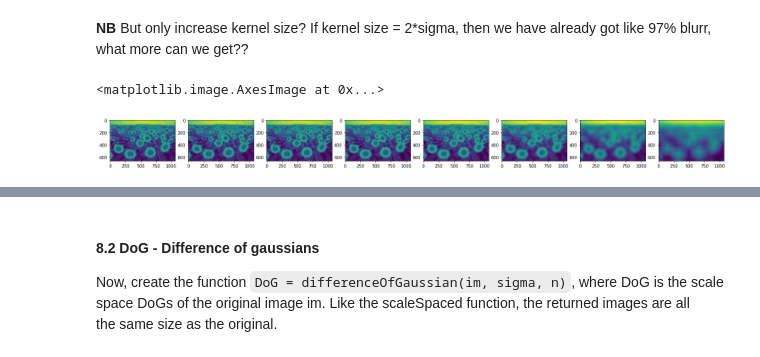
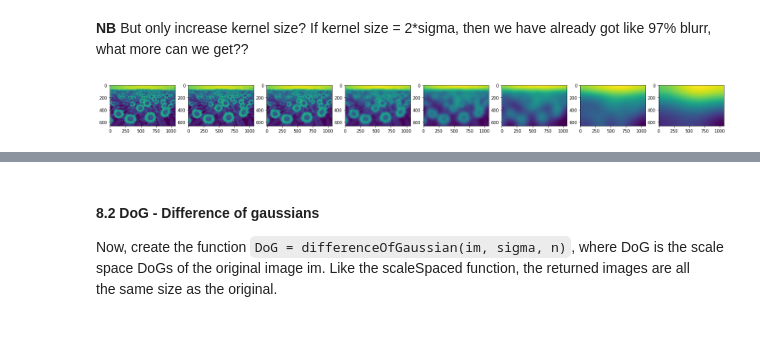
Before and after one commit to henrfj/02504-Computer-Vision, a Jupyter notebook: ex8 Blob detection.ipynb, the cells around one changed output, grey strips where cells are left out. Drawn from its saved outputs; the diff is of its cells as text; code cells hidden in the pictures.

```diff
--- a/ex8 Blob detection.ipynb
+++ b/ex8 Blob detection.ipynb
@@ -37,27 +37,20 @@ def scaleSpaced(im, sigma, n):
     im_scales = []
     for i in range(n):
         k_size = math.ceil(sigma*(2**i))
-        #k_size = sigma*(2**i)
         if k_size % 2 == 0:
             k_size+=1
         blur = cv2.GaussianBlur(im, ksize=(k_size,k_size),
-                                sigmaX=k_size)
+                                sigmaX=0, #k_size
+                                ) # sigmaX=0 makes it scale with the kernel size.
         im_scales.append(blur.copy())
     return im_scales
 # %% [markdown]
 **NB** But only increase kernel size? If kernel size = 2*sigma, then we have already got like 97% blurr, what more can we get??
 # %%
-im_scales = scaleSpaced(gray, 1, 8)
+im_scales = scaleSpaced(gray, 11, 8)
 # %%
 fig, ax = plt.subplots(nrows=1, ncols=8, figsize=(26,6))
-ax[0].imshow(im_scales[0])
-ax[1].imshow(im_scales[1])
-ax[2].imshow(im_scales[2])
-ax[3].imshow(im_scales[3])
-ax[4].imshow(im_scales[4])
-ax[5].imshow(im_scales[5])
-ax[6].imshow(im_scales[6])
-ax[7].imshow(im_scales[7])
+ax[0].imshow(im_scales[0]), ax[1].imshow(im_scales[1]), ax[2].imshow(im_scales[2]), ax[3].imshow(im_scales[3]), ax[4].imshow(im_scales[4]), ax[5].imshow(im_scales[5]), ax[6].imshow(im_scales[6]), ax[7].imshow(im_scales[7])
+fig.show()
 # %% [output]
-<matplotlib.image.AxesImage at 0x...>
-[figure, old version]
+[figure, new version]
```
Also changed, not shown: parts of 10 cells of this notebook.
